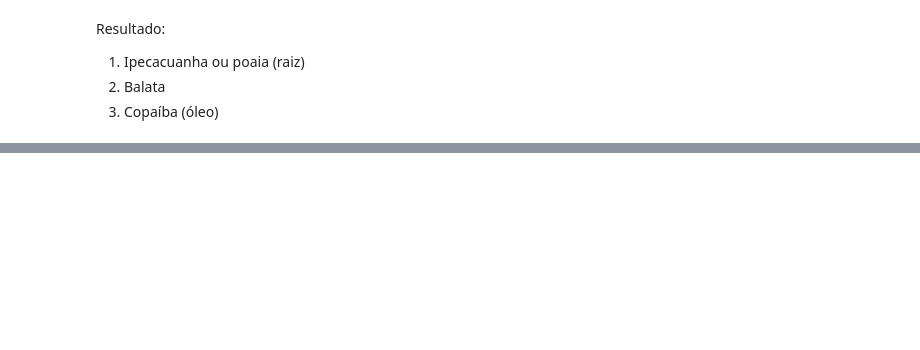
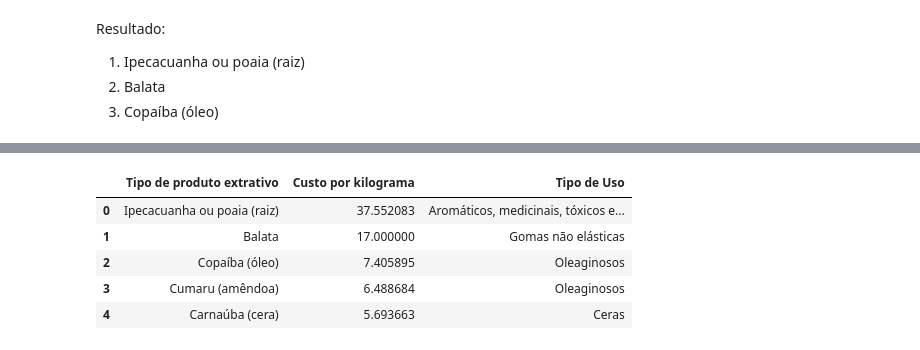
Before and after one commit to mtrentz/blog_notebooks, a Jupyter notebook: 1_Motivacao_Pandas.ipynb, the cells around one changed output, grey strips where cells are left out. Saved outputs shown, nothing was run; the diff lists cells and outputs as text; code cells hidden in the pictures; blank space fills up the shorter version.

```diff
--- a/1_Motivacao_Pandas.ipynb
+++ b/1_Motivacao_Pandas.ipynb
@@ -106,7 +109,7 @@ Name: Unidade de Medida PEVS, dtype: int64
 Vemos que muitas medidas são feitas em metros cúbicos ou em mil arvores. Como este é um caso exemplo, vou simplesmente filtrar essas linhas. Em um estudo real talvez fosse necessário descobrir a densidade de cada produto e achar um jeito de transformar arvores para toneladas.
 # %%
 # Aqui eu filtro o dataframe só deixando as linhas no qual a unidade é Toneladas
-df = df.loc[df['Unidade de Medida PEVS'] == 'Toneladas']
+df = df.loc[df['Unidade de Medida PEVS'] == 'Toneladas', :]
 # %% [markdown]
 Agora podemos começar a criar nossa coluna de interesse que é custo/kg.
 
@@ -191,0 +192,4 @@ Resultado:
+# %%
+# Defino aquela minha tabela anterior em uma váriavel chamada df2, pada poder usar ela futuramente
+df2 = gb['Custo por kilograma'].mean().sort_values(ascending=False).to_frame()
+df2.head()
@@ -191,0 +206,4 @@ Resultado:
+# %%
+# Mesma tabela anterior, somente passo a coluna indice (tipo de produto extrativo) para uma coluna normal
+df2 = df2.reset_index()
+df2.head()
@@ -191,0 +217,6 @@ Resultado:
+# %%
+# Crio uma nova tabela somente com as colunas de interesse da minha tabela original
+df3 = df.loc[:, ['Tipo de Uso', 'Tipo de produto extrativo']]
+# Remove linhas repetidas
+df3.drop_duplicates(inplace=True)
+df3.head()
@@ -191,0 +230,11 @@ Resultado:
+# %%
+# Junto as minhas duas df pela coluna 'Tipo de produto extrativo'
+df_final = df2.merge(df3, how='left', on='Tipo de produto extrativo')
+df_final.head()
+# %% [output]
+|  | Tipo de produto extrativo | Custo por kilograma | Tipo de Uso |
+| 0 | Ipecacuanha ou poaia (raiz) | 37.552083 | Aromáticos, medicinais, tóxicos e... |
+| 1 | Balata | 17.000000 | Gomas não elásticas |
+| 2 | Copaíba (óleo) | 7.405895 | Oleaginosos |
+| 3 | Cumaru (amêndoa) | 6.488684 | Oleaginosos |
+| 4 | Carnaúba (cera) | 5.693663 | Ceras |
```
Also changed, not shown: parts of 19 cells of this notebook.
